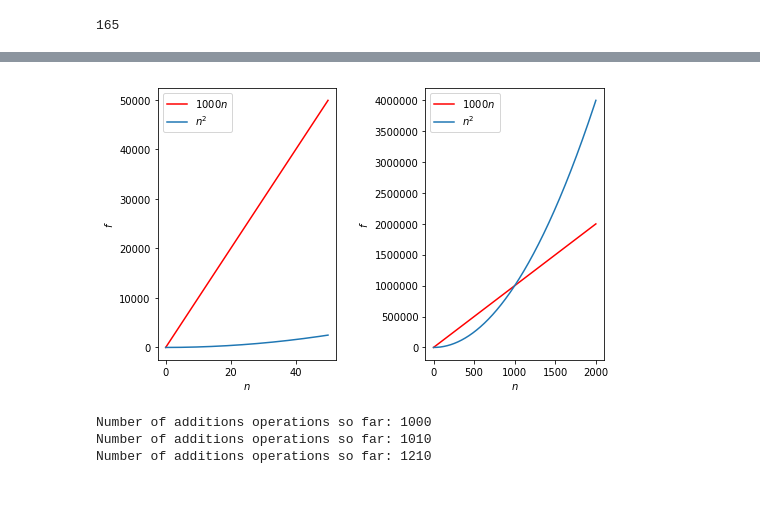
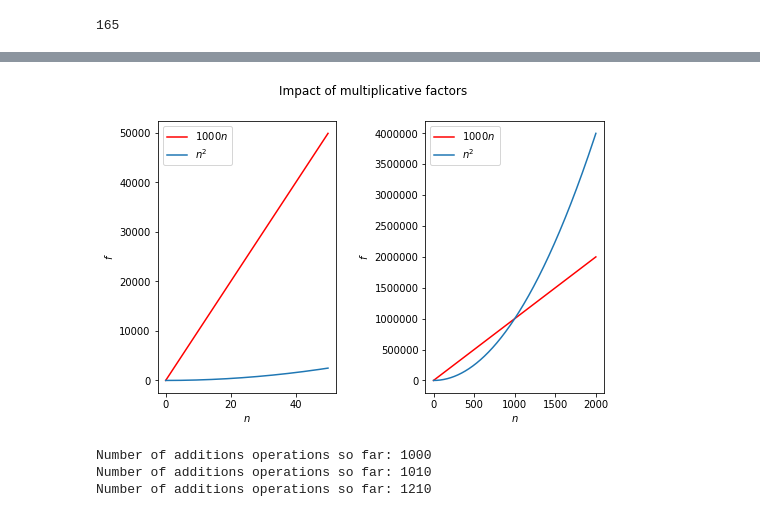
Before and after one commit to cs-cmuq/110-www, a Jupyter notebook: lectures/L26.ipynb, the cells around one changed output, grey strips where cells are left out. Drawn from its saved outputs; the diff is of its cells as text; code cells hidden in the pictures.

```diff
--- a/lectures/L26.ipynb
+++ b/lectures/L26.ipynb
@@ -105,37 +107,39 @@ plt.show()
 # %%
 figure, subplots = plt.subplots(1,2, figsize=(8,5))
+
+figure.suptitle('Impact of multiplicative factors')
 
 plt.subplots_adjust(left=None, bottom=None, right=None,
                     top=None, wspace=0.5, hspace=0.35)
 
 # Note: if only one row of subplots is in the figure, then only
 # one index has to be used
 for j in (0,1):
     subplots[j].set_xlabel('$n$')
     subplots[j].set_ylabel('$f$')
 
 plt.subplots_adjust(left=None, bottom=None, right=None,
                     top=None, wspace=0.5, hspace=0.35)
 
 x = np.arange(0, 50, 0.1)
 
 lin, = subplots[0].plot(x, 1000*x, label='$1000n$', color='red')
 sqr, = subplots[0].plot(x, x*x, label='$n^2$')
 
 subplots[0].legend(handles=[lin, sqr])
 
 
 x = np.arange(0, 2000, 0.1)
 
 lin, = subplots[1].plot(x, 1000*x, label='$1000n$', color='red')
 sqr, = subplots[1].plot(x, x*x, label='$n^2$')
 
 subplots[1].legend(handles=[lin, sqr])
 
 plt.savefig('multiplicative.png')
 plt.show()
 # %% [output]
-[figure, old version]
+[figure, new version]
 # %%
 def f(n):
     '''Input n is an int > 0'''
```
Also changed, not shown: parts of 7 cells of this notebook.
